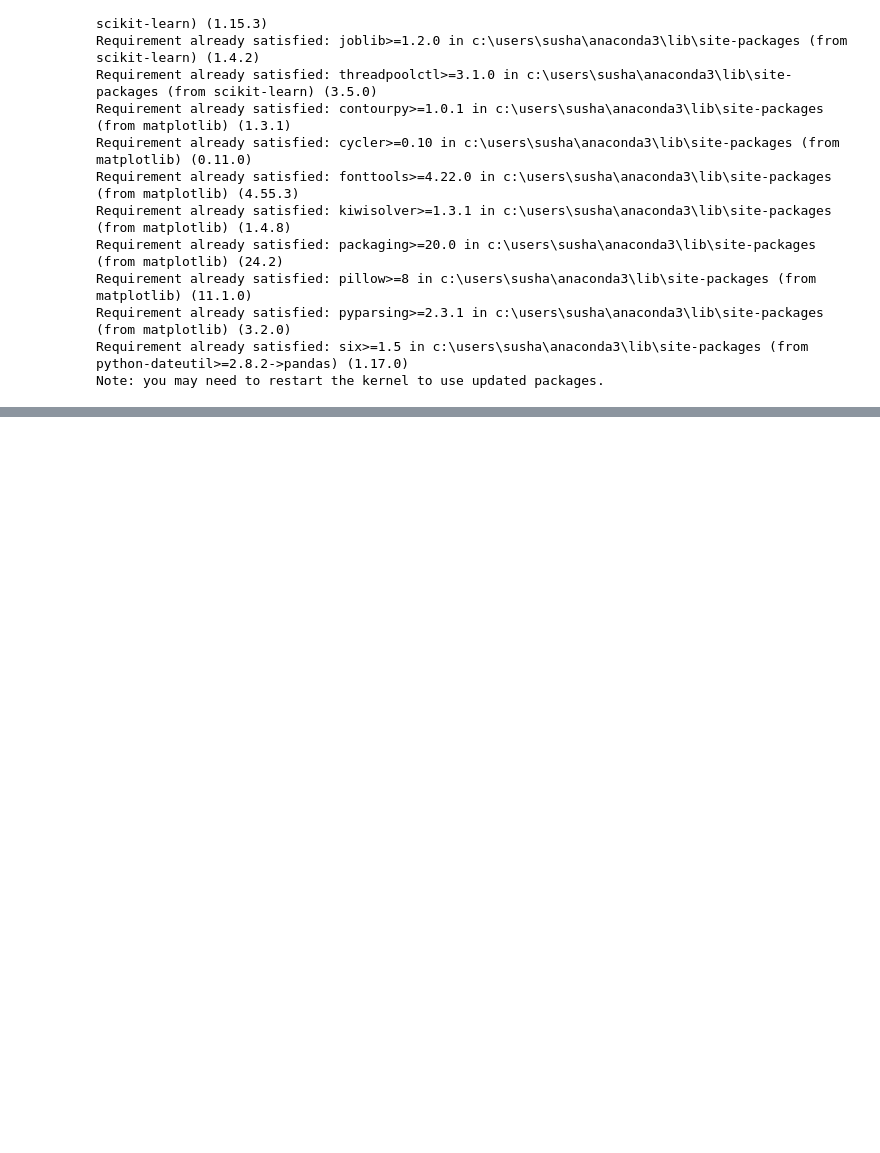
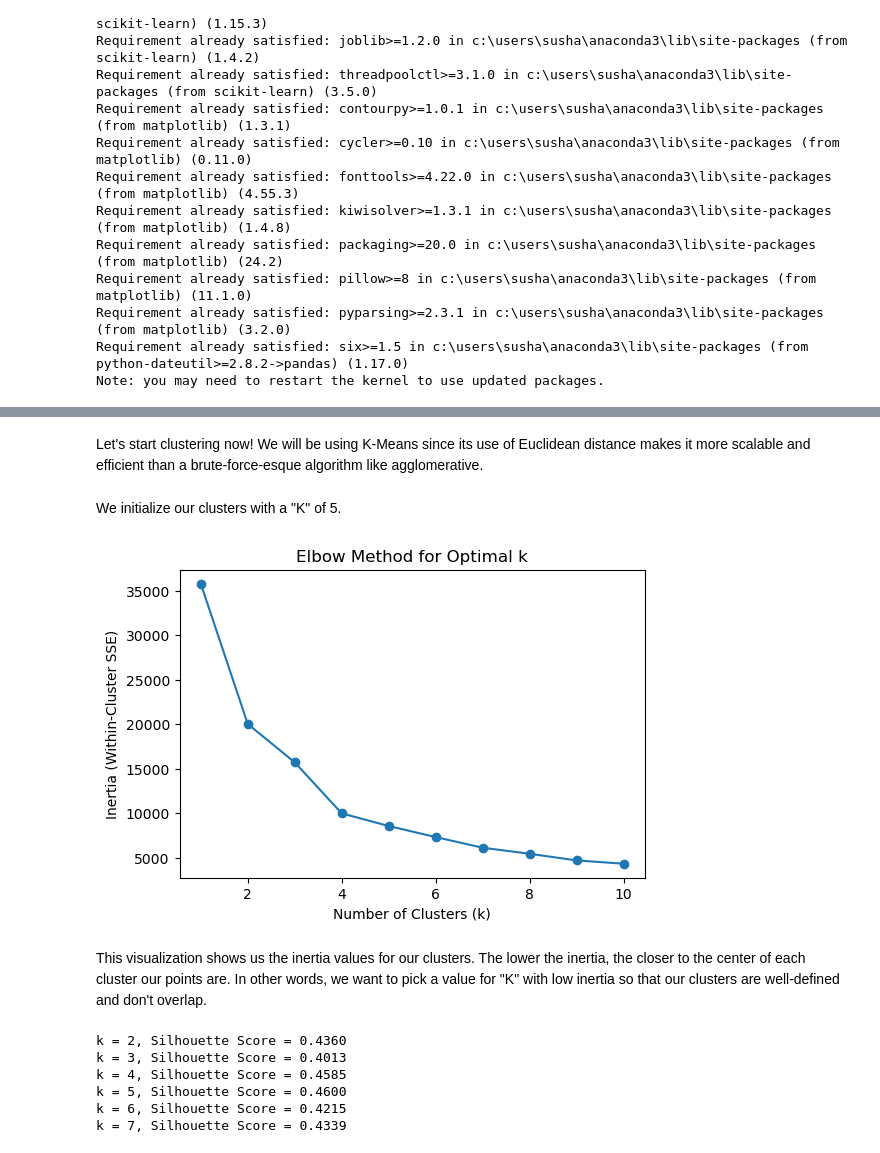
Before and after one commit to syarlagadda-dev/Credit-Card-Analysis, a Jupyter notebook: credit-card-analysis.ipynb, the cells around one changed output, grey strips where cells are left out. Cells and saved outputs as stored; diff of their text form; code cells hidden in the pictures; blank space fills up the shorter version.

```diff
--- a/credit-card-analysis.ipynb
+++ b/credit-card-analysis.ipynb
@@ -42,0 +47,3 @@ from sklearn.metrics import mean_squared_error, r2_score
+# %%
+df = pd.read_csv("CC GENERAL.csv")
+df.head(10)
@@ -42,0 +86,4 @@ from sklearn.metrics import mean_squared_error, r2_score
+# %%
+df["MINIMUM_PAYMENTS"] = df["MINIMUM_PAYMENTS"].fillna(df["MINIMUM_PAYMENTS"].median())
+df = df.dropna(subset=["CREDIT_LIMIT"])
+print(df.isnull().sum())
@@ -42,0 +110,53 @@ from sklearn.metrics import mean_squared_error, r2_score
+# %% [markdown]
+Let's start clustering now! We will be using K-Means since its use of Euclidean distance makes it more scalable and efficient than a brute-force-esque algorithm like agglomerative.
+# %%
+features = [
+    "PURCHASES_FREQUENCY",
+    "ONEOFF_PURCHASES_FREQUENCY",
+    "PURCHASES_INSTALLMENTS_FREQUENCY",
+    "CASH_ADVANCE_FREQUENCY"]
+X = df[features]
+
+scaler = StandardScaler()
+X_scaled = scaler.fit_transform(X)
+
+kmeans = KMeans(n_clusters=5)
+clusters = kmeans.fit_predict(X_scaled)
+
+df["Cluster"] = clusters
+# %% [markdown]
+We initialize our clusters with a "K" of 5.
+# %%
+inertias = []
+K = range(1, 11)
+
+for k in K:
+    km = KMeans(n_clusters=k, random_state=42)
+    km.fit(X_scaled)
+    inertias.append(km.inertia_)
+
+plt.figure(figsize=(6,4))
+plt.plot(K, inertias, marker='o')
+plt.xlabel("Number of Clusters (k)")
+plt.ylabel("Inertia (Within-Cluster SSE)")
+plt.title("Elbow Method for Optimal k")
+plt.show()
+# %% [output]
+[figure, added]
+# %% [markdown]
+This visualization shows us the inertia values for our clusters. The lower the inertia, the closer to the center of each cluster our points are. In other words, we want to pick a value for "K" with low inertia so that our clusters are well-defined and don't overlap.
+# %%
+from sklearn.metrics import silhouette_score
+
+for k in range(2, 8):
+    kmeans_test = KMeans(n_clusters=k, random_state=42)
+    labels = kmeans_test.fit_predict(X_scaled)
+    score = silhouette_score(X_scaled, labels)
+    print(f"k = {k}, Silhouette Score = {score:.4f}")
+# %% [output]
+k = 2, Silhouette Score = 0.4360
+k = 3, Silhouette Score = 0.4013
+k = 4, Silhouette Score = 0.4585
+k = 5, Silhouette Score = 0.4600
+k = 6, Silhouette Score = 0.4215
+k = 7, Silhouette Score = 0.4339
```
Also changed, not shown: parts of 34 cells of this notebook, 1 other file.
